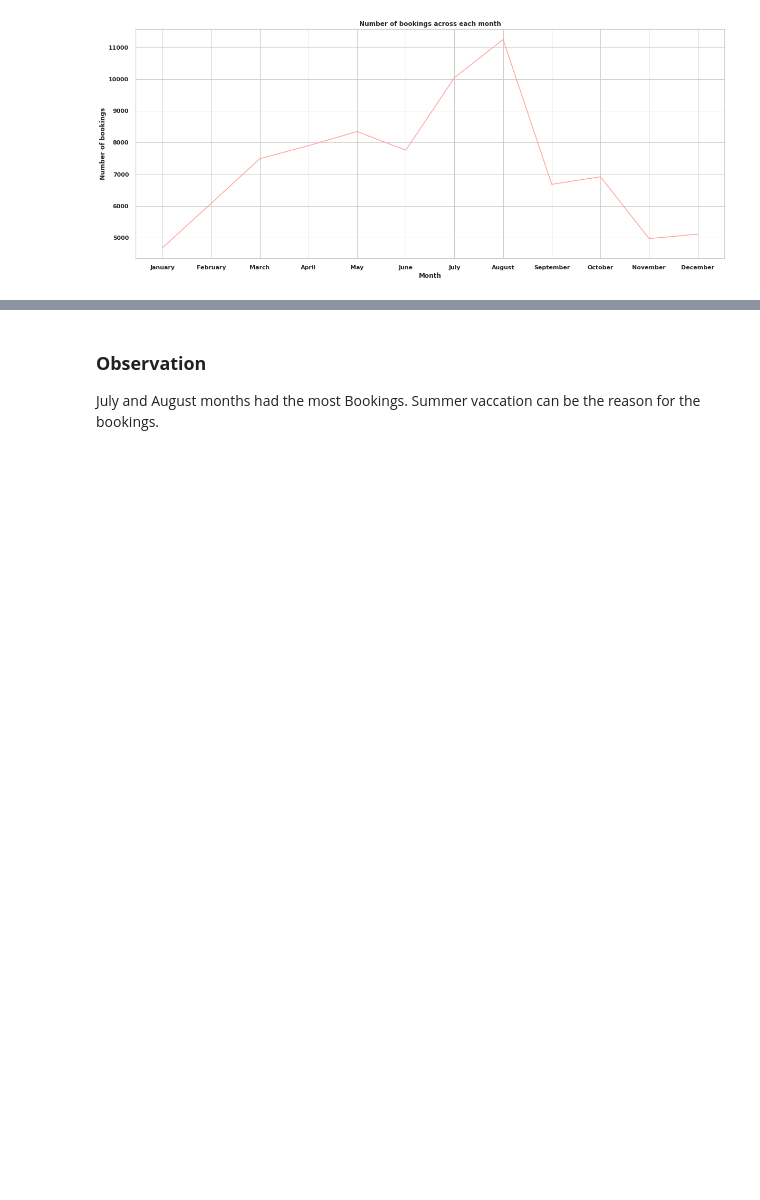
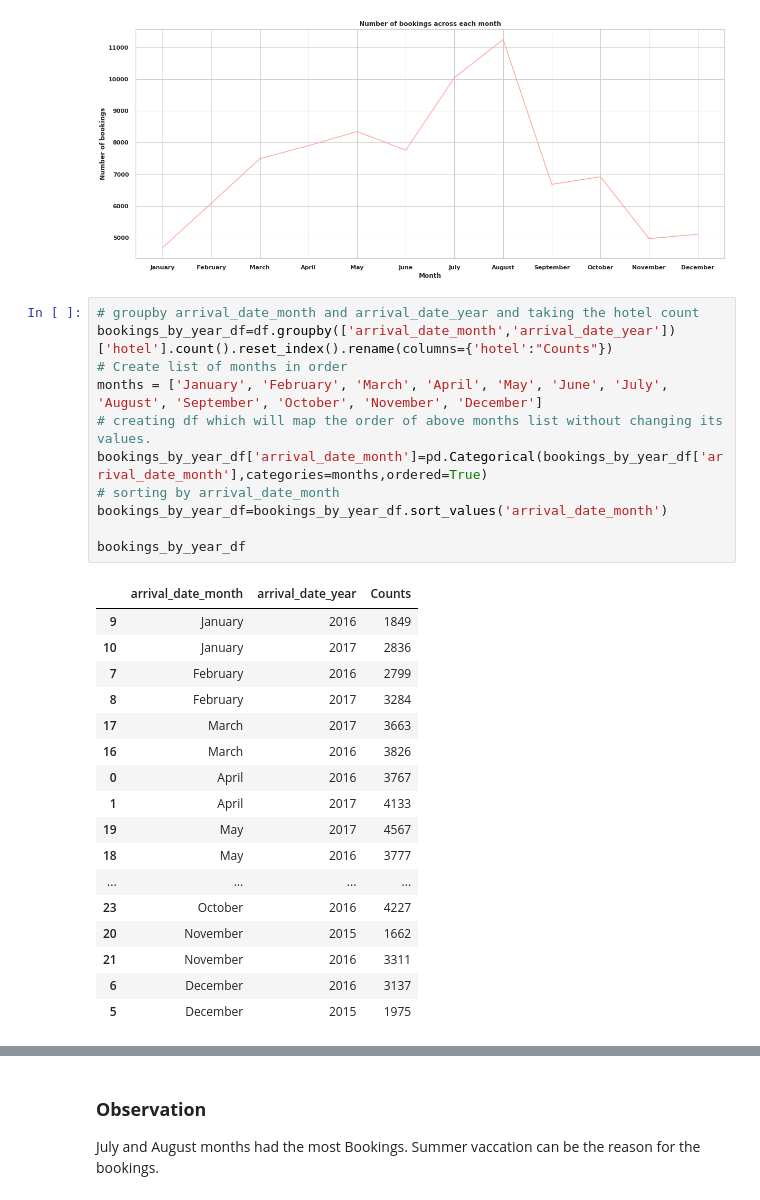
Before and after one commit to VHP2305/EDA-Capstone, a Jupyter notebook: Hotel_Booking_Analysis_Capstone_Project.ipynb, the cells around one changed output, grey strips where cells are left out. Drawn from its saved outputs; the diff is of its cells as text; blank space fills up the shorter version.

```diff
--- a/Hotel_Booking_Analysis_Capstone_Project.ipynb
+++ b/Hotel_Booking_Analysis_Capstone_Project.ipynb
@@ -436,3 +438,32 @@ plt.ylabel('Number of bookings')
 # %% [output]
 Text(0, 0.5, 'Number of bookings')
 [figure]
+# %%
+# groupby arrival_date_month and arrival_date_year and taking the hotel count
+bookings_by_year_df=df.groupby(['arrival_date_month','arrival_date_year'])['hotel'].count().reset_index().rename(columns={'hotel':"Counts"})
+# Create list of months in order
+months = ['January', 'February', 'March', 'April', 'May', 'June', 'July', 'August', 'September', 'October', 'November', 'December']
+# creating df which will map the order of above months list without changing its values.
+bookings_by_year_df['arrival_date_month']=pd.Categorical(bookings_by_year_df['arrival_date_month'],categories=months,ordered=True)
+# sorting by arrival_date_month
+bookings_by_year_df=bookings_by_year_df.sort_values('arrival_date_month')
+
+bookings_by_year_df
+# %% [output]
+|  | arrival_date_month | arrival_date_year | Counts |
+| 9 | January | 2016 | 1849 |
+| 10 | January | 2017 | 2836 |
+| 7 | February | 2016 | 2799 |
+| 8 | February | 2017 | 3284 |
+| 17 | March | 2017 | 3663 |
+| 16 | March | 2016 | 3826 |
+| 0 | April | 2016 | 3767 |
+| 1 | April | 2017 | 4133 |
+| 19 | May | 2017 | 4567 |
+| 18 | May | 2016 | 3777 |
+| ... | ... | ... | ... |
+| 23 | October | 2016 | 4227 |
+| 20 | November | 2015 | 1662 |
+| 21 | November | 2016 | 3311 |
+| 6 | December | 2016 | 3137 |
+| 5 | December | 2015 | 1975 |
```
Also changed, not shown: parts of 35 cells of this notebook.
